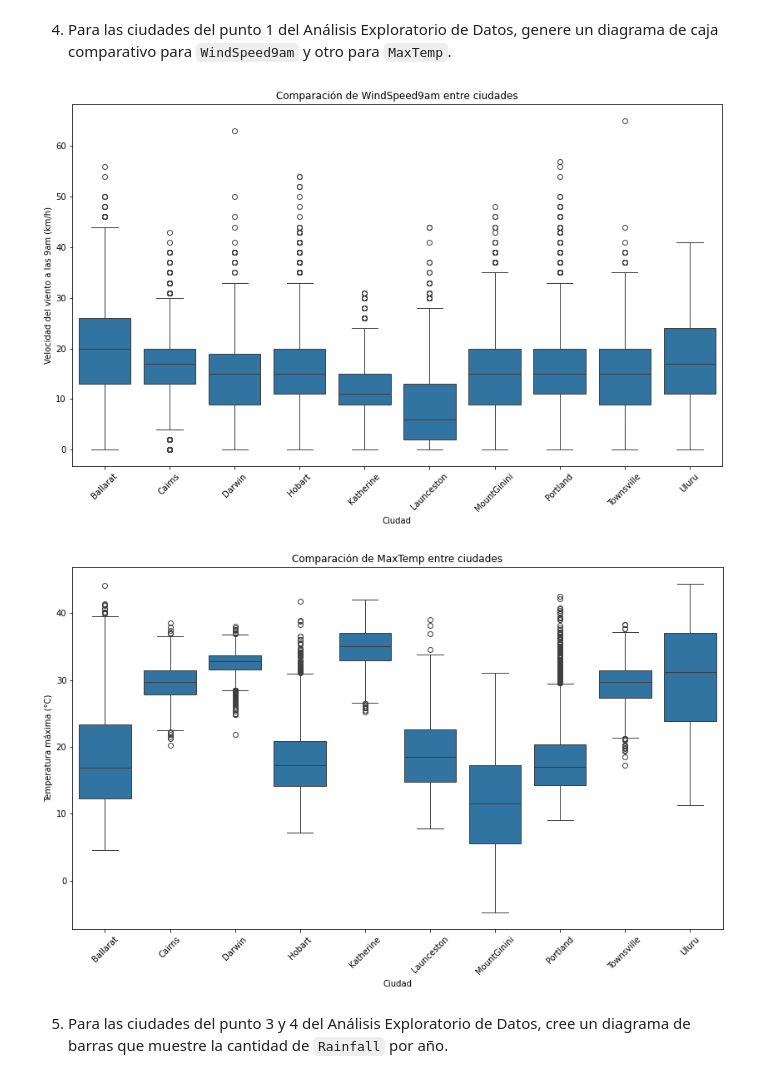
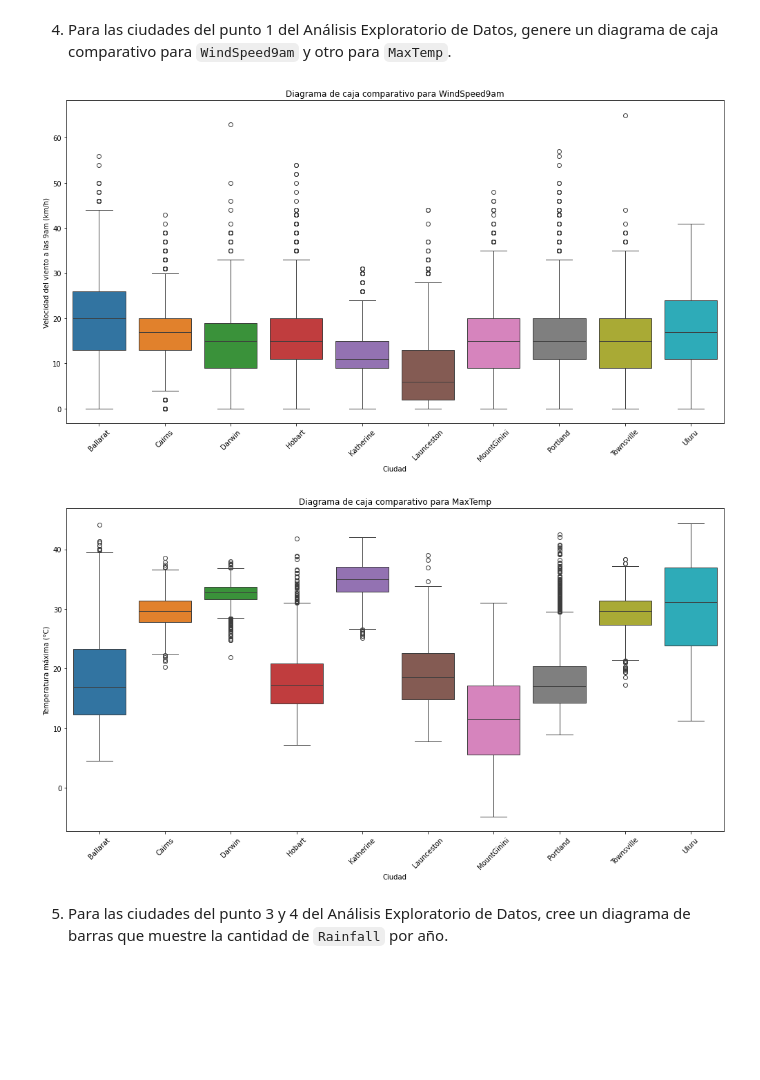
Before and after one commit to Facuu13/apa, a Jupyter notebook: Tp1/Tp1.ipynb, the cells around one changed output. Saved outputs shown, nothing was run; the diff lists cells and outputs as text; code cells hidden in the pictures; blank space fills up the shorter version.

```diff
--- a/Tp1/Tp1.ipynb
+++ b/Tp1/Tp1.ipynb
@@ -486,8 +486,8 @@ import seaborn as sns
 df['Date'] = pd.to_datetime(df['Date'], format='%Y-%m-%d')
 
 # Obtener las ciudades con mayor y menor temperatura media
-top_5_mayor_temp_media_ciudades = top_5_mayor_temp_media['Location'].unique()
-top_5_menor_temp_media_ciudades = top_5_menor_temp_media['Location'].unique()
+top_5_mayor_temp_media_ciudades = top_5_ciudades_mayor_temp_media['Location'].unique()
+top_5_menor_temp_media_ciudades = top_5_ciudades_menor_temp_media['Location'].unique()
 print (top_5_mayor_temp_media_ciudades)
 print(top_5_menor_temp_media_ciudades)
 
@@ -555,34 +575,37 @@ plt.show()
 4. Para las ciudades del punto 1 del Análisis Exploratorio de Datos, genere un diagrama de caja comparativo para
 `WindSpeed9am` y otro para `MaxTemp`.
 # %%
-# Identificar las ciudades obtenidas del punto 1 del Análisis Exploratorio de Datos
-ciudades_top = top_5_mayor_temp_media['Location'].unique().tolist() + top_5_menor_temp_media['Location'].unique().tolist()
-
-# Filtrar los datos para obtener solo las filas correspondientes a estas ciudades
-df_top_ciudades = df[df['Location'].isin(ciudades_top)]
+# Filtrar el DataFrame original para incluir solo las ciudades de interés
+df_top_10 = df[df['Location'].isin(top_ciudades)]
 
 # Crear el diagrama de caja para WindSpeed9am
 plt.figure(figsize=(14, 8))
-sns.boxplot(x='Location', y='WindSpeed9am', data=df_top_ciudades)
+sns.boxplot(data=df_top_10, x='Location', y='WindSpeed9am', hue='Location', palette='tab10', dodge=False)
 plt.title('Diagrama de caja comparativo para WindSpeed9am')
 plt.xlabel('Ciudad')
-plt.ylabel('WindSpeed9am (km/h)')
+plt.ylabel('Velocidad del viento a las 9am (km/h)')
 plt.xticks(rotation=45)
+plt.legend([],[], frameon=False)  # Ocultar la leyenda duplicada
 plt.tight_layout()
+
+# Mostrar el gráfico
 plt.show()
 
 # Crear el diagrama de caja para MaxTemp
 plt.figure(figsize=(14, 8))
-sns.boxplot(x='Location', y='MaxTemp', data=df_top_ciudades)
+sns.boxplot(data=df_top_10, x='Location', y='MaxTemp', hue='Location', palette='tab10', dodge=False)
 plt.title('Diagrama de caja comparativo para MaxTemp')
 plt.xlabel('Ciudad')
-plt.ylabel('MaxTemp (°C)')
+plt.ylabel('Temperatura máxima (°C)')
 plt.xticks(rotation=45)
+plt.legend([],[], frameon=False)  # Ocultar la leyenda duplicada
 plt.tight_layout()
+
+# Mostrar el gráfico
 plt.show()
 # %% [output]
-[figure, old version]
+[figure, new version]
-[figure, old version]
+[figure, new version]
 # %% [markdown]
 5. Para las ciudades del punto 3 y 4 del Análisis Exploratorio de Datos, cree un diagrama de barras que muestre la
 cantidad de `Rainfall` por año.
```
Also changed, not shown: parts of 5 cells of this notebook.
